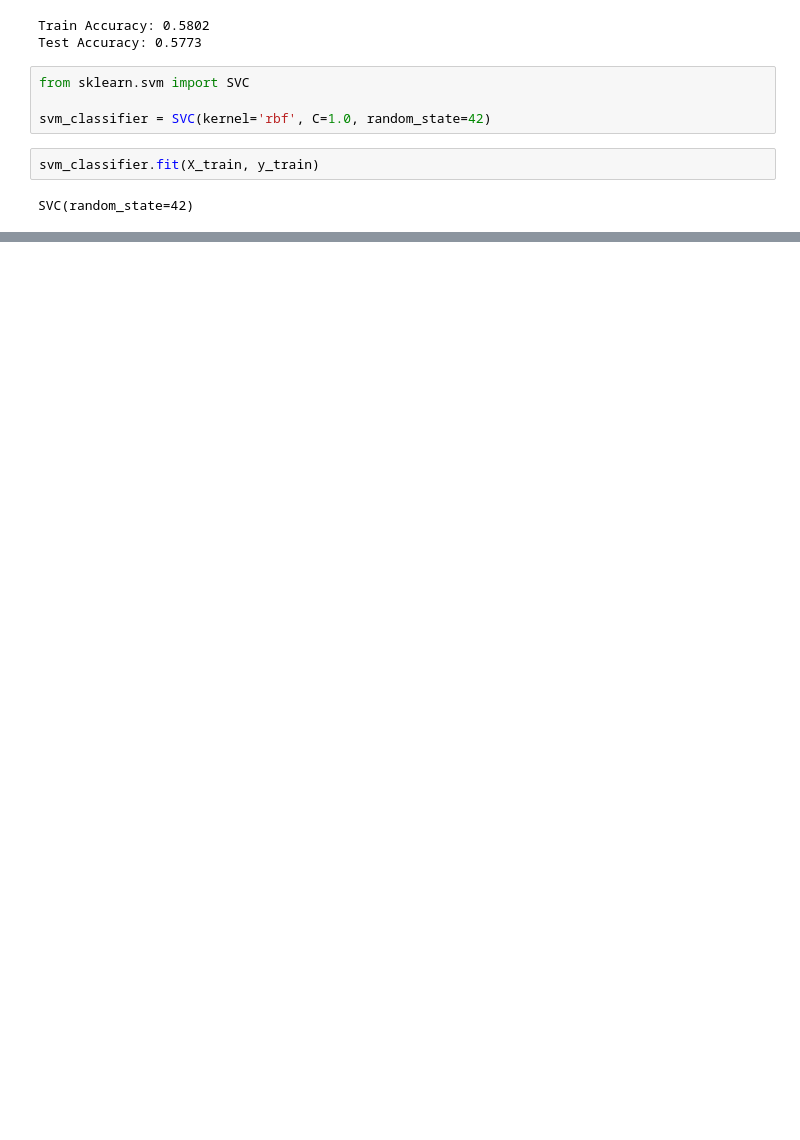
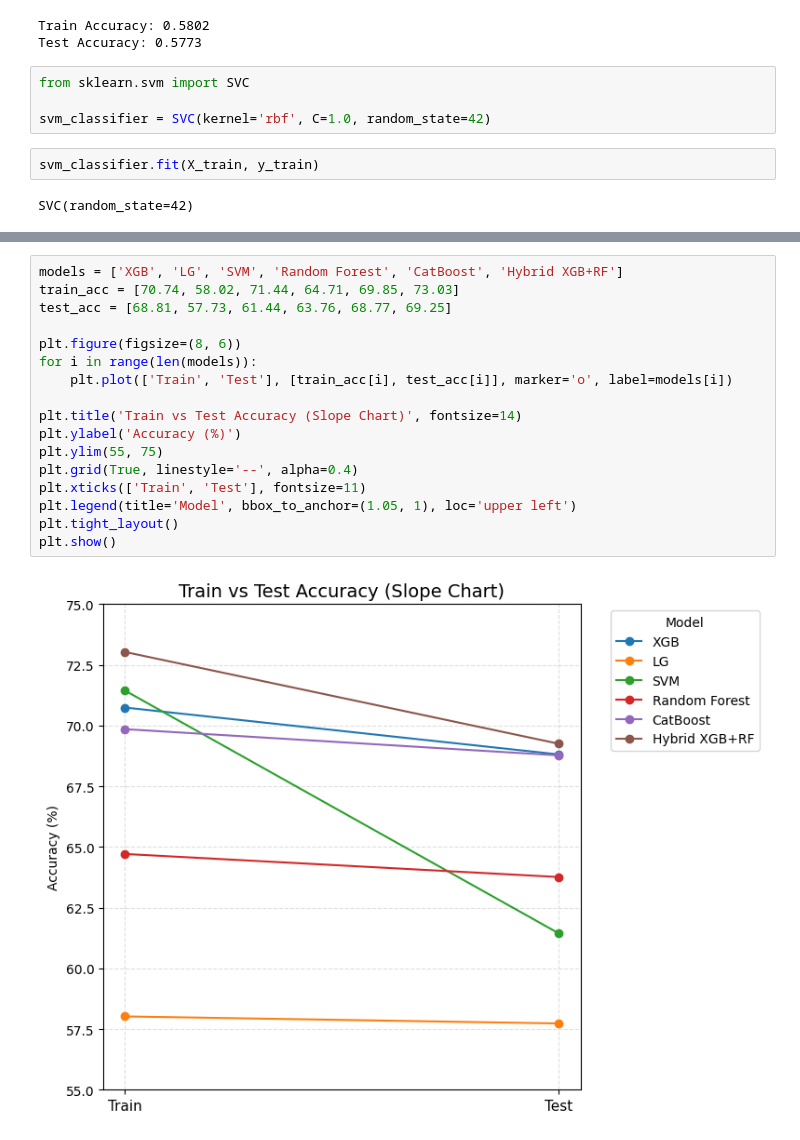
Before and after one commit to Mohittiwari23/Genetic_Disorder_Predictor-GUI, a Jupyter notebook: model.ipynb, the cells around one changed output, grey strips where cells are left out. Cells and saved outputs as stored; diff of their text form; blank space fills up the shorter version.

```diff
--- a/model.ipynb
+++ b/model.ipynb
@@ -373,0 +451,19 @@ Ridge Regression-Test set score: 0.01
+# %%
+models = ['XGB', 'LG', 'SVM', 'Random Forest', 'CatBoost', 'Hybrid XGB+RF']
+train_acc = [70.74, 58.02, 71.44, 64.71, 69.85, 73.03]
+test_acc = [68.81, 57.73, 61.44, 63.76, 68.77, 69.25]
+
+plt.figure(figsize=(8, 6))
+for i in range(len(models)):
+    plt.plot(['Train', 'Test'], [train_acc[i], test_acc[i]], marker='o', label=models[i])
+
+plt.title('Train vs Test Accuracy (Slope Chart)', fontsize=14)
+plt.ylabel('Accuracy (%)')
+plt.ylim(55, 75)
+plt.grid(True, linestyle='--', alpha=0.4)
+plt.xticks(['Train', 'Test'], fontsize=11)
+plt.legend(title='Model', bbox_to_anchor=(1.05, 1), loc='upper left')
+plt.tight_layout()
+plt.show()
+# %% [output]
+[figure, added]
```
Also changed, not shown: parts of 16 cells of this notebook, 3 other files.
